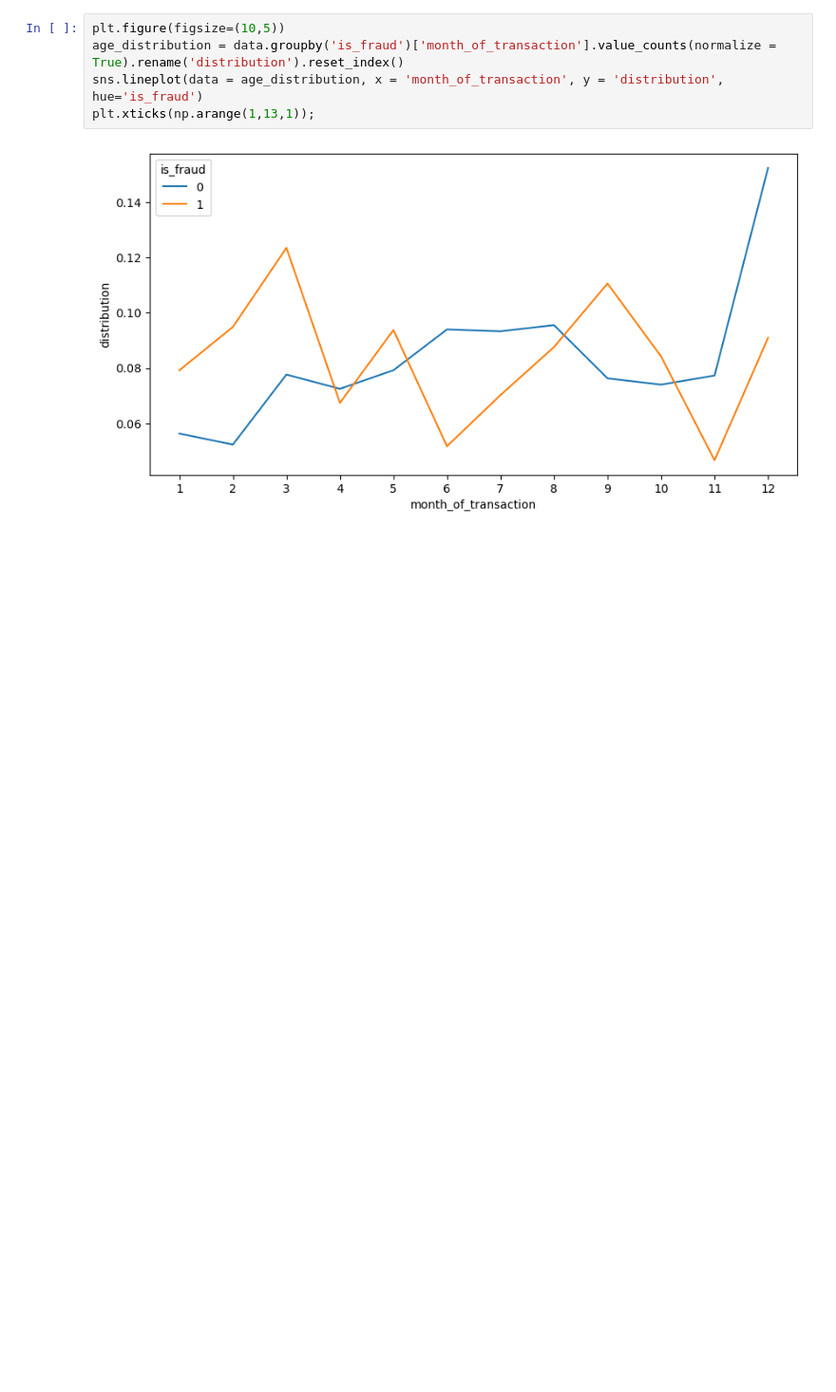
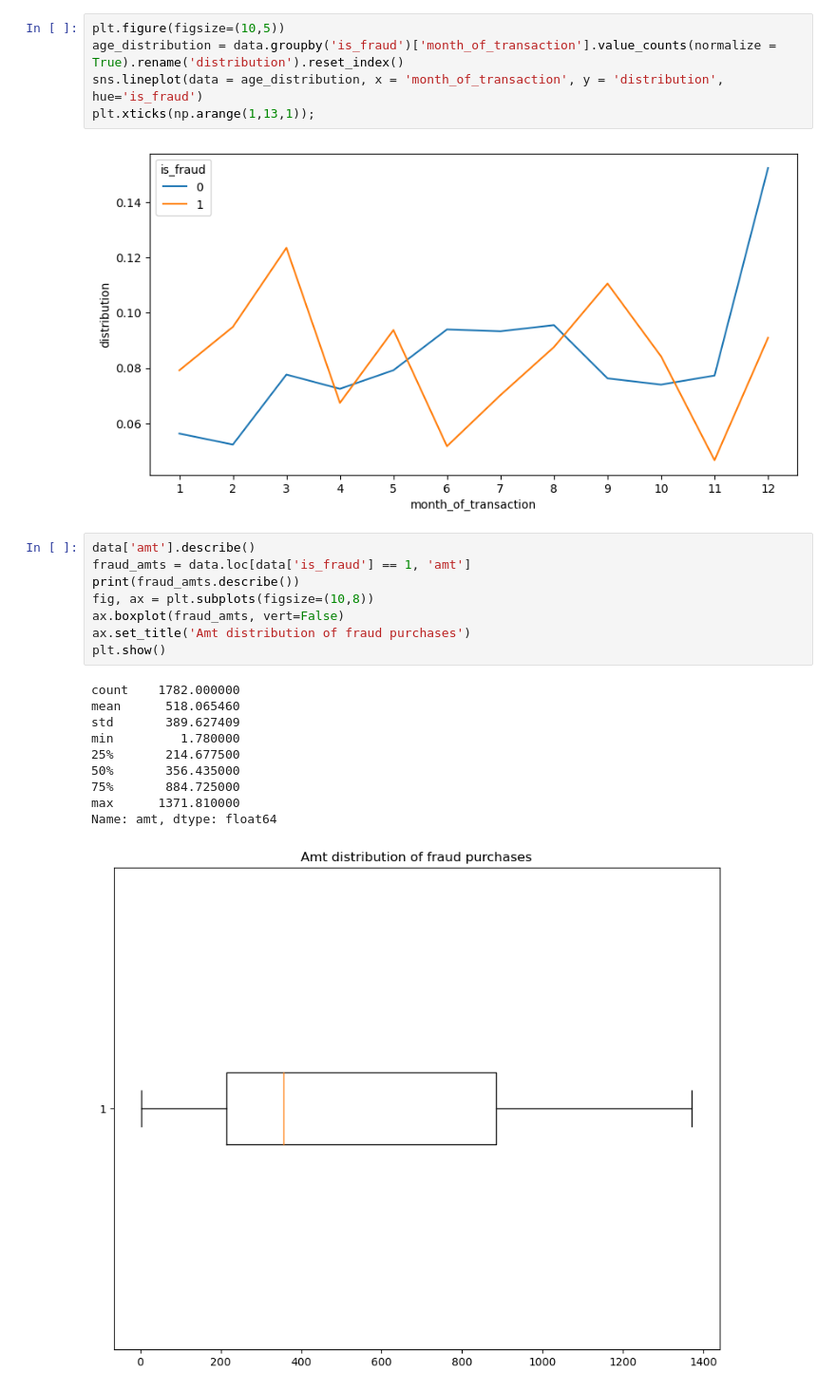
Before and after one commit to jalikens/CS484-DMA, a Jupyter notebook: Data_charts.ipynb, the cells around one changed output. Shown: that part at 95% size. Drawn from its saved outputs; the diff is of its cells as text; blank space fills up the shorter version.

Commit message:
Added amt box plot distribution

```diff
--- a/Data_charts.ipynb
+++ b/Data_charts.ipynb
@@ -183,3 +183,22 @@ sns.lineplot(data = age_distribution, x = 'month_of_transaction', y = 'distribut
 plt.xticks(np.arange(1,13,1));
 # %% [output]
 [figure]
+# %%
+data['amt'].describe()
+fraud_amts = data.loc[data['is_fraud'] == 1, 'amt']
+print(fraud_amts.describe())
+fig, ax = plt.subplots(figsize=(10,8))
+ax.boxplot(fraud_amts, vert=False)
+ax.set_title('Amt distribution of fraud purchases')
+plt.show()
+# %% [output]
+count    1782.000000
+mean      518.065460
+std       389.627409
+min         1.780000
+25%       214.677500
+50%       356.435000
+75%       884.725000
+max      1371.810000
+Name: amt, dtype: float64
+[figure, added]
```
